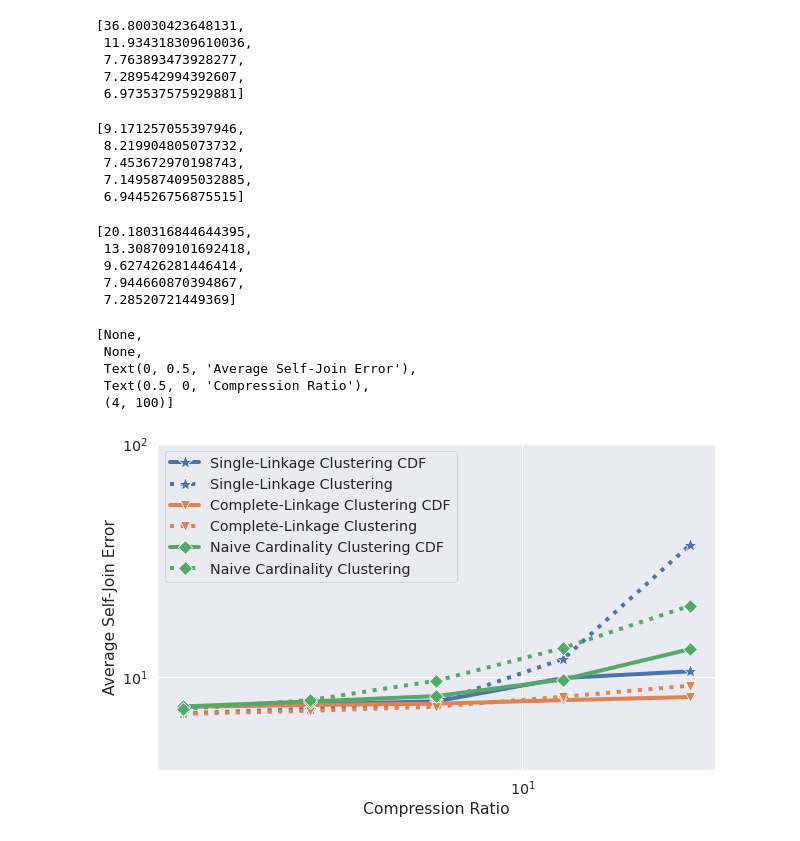
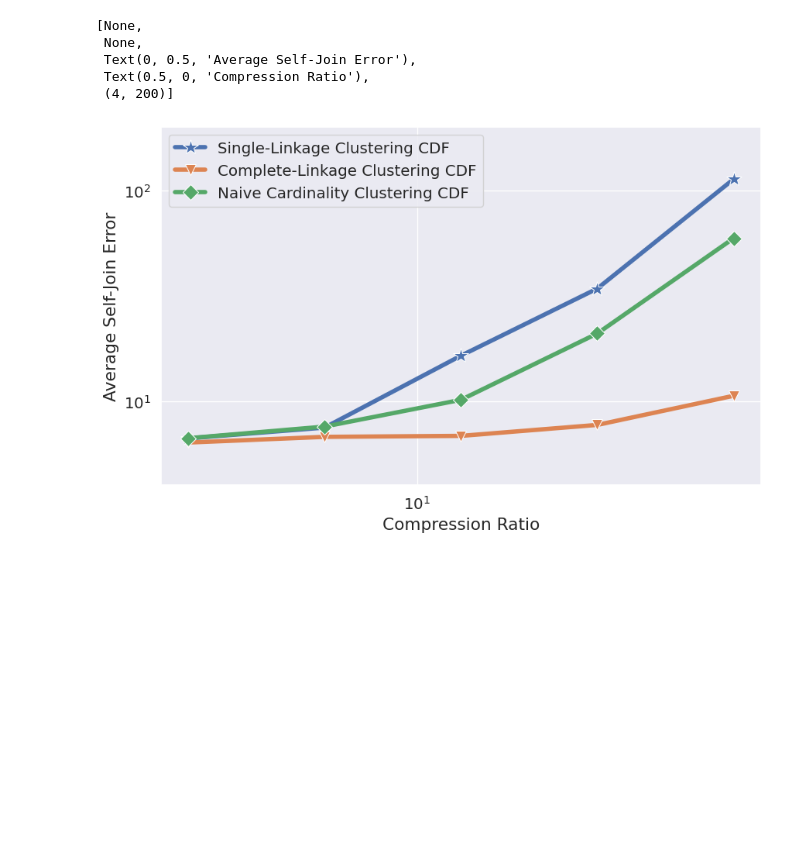
Before and after one commit to kylebd99/SafeBound, a Jupyter notebook: JupyterNotebooks/CompressionBenchmarks.ipynb, the cells around one changed output. Drawn from its saved outputs; the diff is of its cells as text; code cells hidden in the pictures; blank space fills up the shorter version.

Commit message:
Simplified Graph Notebooks

```diff
--- a/JupyterNotebooks/CompressionBenchmarks.ipynb
+++ b/JupyterNotebooks/CompressionBenchmarks.ipynb
@@ -31,9 +27,9 @@ movie_companies_full = movie_companies.merge(company_name, left_on="company_id",
 # %%
 table = movie_companies_full
 tableName = "movie_companies_full"
-joinCol = "company_id"
-filterCol = "production_year"
-numValuesToKeep = min(100, len(table[filterCol].value_counts(ascending=False)))
+joinCol = "production_year"
+filterCol = "company_id"
+numValuesToKeep = min(200, len(table[filterCol].value_counts(ascending=False)))
 tableDFs = [table]
 tableNames= [tableName]
 tableJoinCols = [[joinCol]]
@@ -46,9 +42,6 @@ numGroupChoices = [4, 8, 16, 32, 64]
 selfJoinErrorsPerGroupsSingle = []
 selfJoinErrorsPerGroupsComplete = []
 selfJoinErrorsPerGroupsNaive = []
-selfJoinErrorsPerGroupsSinglePDF = []
-selfJoinErrorsPerGroupsCompletePDF = []
-selfJoinErrorsPerGroupsNaivePDF = []
 trueSelfJoinSize = []
 
 for value in valuesOfScores:
@@ -57,37 +50,21 @@ for value in valuesOfScores:
 for numGroups in numGroupChoices:
     safeBoundStatsSingle = SafeBound(tableDFs, tableNames, tableJoinCols, relativeErrorPerSegment, originalFilterCols = originalFilterCols,
                                 numBuckets = 0, numEqualityOutliers=numValuesToKeep, FKtoKDict = dict(),
-                                numOutliers = numGroups, trackNulls=False, trackBiGrams=False, numCores=12,
+                                numOutliers = numGroups, trackNulls=False, trackTriGrams=False, numCores=12,
                                 groupingMethod="SingleClustering", verbose=False)
     safeBoundStatsComplete = SafeBound(tableDFs, tableNames, tableJoinCols, relativeErrorPerSegment, originalFilterCols = originalFilterCols,
                                 numBuckets = 0, numEqualityOutliers=numValuesToKeep, FKtoKDict = dict(),
-                                numOutliers = numGroups, trackNulls=False, trackBiGrams=False, numCores=12,
+                                numOutliers = numGroups, trackNulls=False, trackTriGrams=False, numCores=12,
                                 groupingMethod="CompleteClustering",  verbose=False)
     safeBoundStatsNaive = SafeBound(tableDFs, tableNames, tableJoinCols, relativeErrorPerSegment, originalFilterCols = originalFilterCols,
                                 numBuckets = 0, numEqualityOutliers=numValuesToKeep, FKtoKDict = dict(),
-                                numOutliers = numGroups, trackNulls=False, trackBiGrams=False, numCores=12,
+                                numOutliers = numGroups, trackNulls=False, trackTriGrams=False, numCores=12,
                                 groupingMethod="Naive",  verbose=False)
 
-
-    safeBoundStatsSinglePDF = SafeBound(tableDFs, tableNames, tableJoinCols, relativeErrorPerSegment, originalFilterCols = originalFilterCols,
-                                numBuckets = 0, numEqualityOutliers=numValuesToKeep, FKtoKDict = dict(),
-                                numOutliers = numGroups, trackNulls=False, trackBiGrams=False, numCores=12,
-                                groupingMethod="SingleClustering", modelCDF=False, verbose=False)
-    safeBoundStatsCompletePDF = SafeBound(tableDFs, tableNames, tableJoinCols, relativeErrorPerSegment, originalFilterCols = originalFilterCols,
-                                numBuckets = 0, numEqualityOutliers=numValuesToKeep, FKtoKDict = dict(),
-                                numOutliers = numGroups, trackNulls=False, trackBiGrams=False, numCores=12,
-                                groupingMethod="CompleteClustering", modelCDF=False, verbose=False)
-    safeBoundStatsNaivePDF = SafeBound(tableDFs, tableNames, tableJoinCols, relativeErrorPerSegment, originalFilterCols = originalFilterCols,
-                                numBuckets = 0, numEqualityOutliers=numValuesToKeep, FKtoKDict = dict(),
-                                numOutliers = numGroups, trackNulls=False, trackBiGrams=False, numCores=12,
-                                groupingMethod="Naive", modelCDF=False, verbose=False)
 
     selfJoinErrorsSingle = []
     selfJoinErrorsComplete = []
     selfJoinErrorsNaive = []
-    selfJoinErrorsSinglePDF = []
-    selfJoinErrorsCompletePDF = []
-    selfJoinErrorsNaivePDF = []
     for i, value in enumerate(valuesOfScores):
         queryGraph = JoinQueryGraph()
         queryGraph.addAlias(tableName, "p1")
@@ -98,21 +75,12 @@ for numGroups in numGroupChoices:
         queryGraph.buildJoinGraph()
 
         estimatedJoinSizeSingle = safeBoundStatsSingle.functionalFrequencyBound(queryGraph)
-        estimatedJoinSizeSinglePDF = safeBoundStatsSinglePDF.functionalFrequencyBound(queryGraph)
         estimatedJoinSizeComplete = safeBoundStatsComplete.functionalFrequencyBound(queryGraph)
-        estimatedJoinSizeCompletePDF = safeBoundStatsCompletePDF.functionalFrequencyBound(queryGraph)
         estimatedJoinSizeNaive = safeBoundStatsNaive.functionalFrequencyBound(queryGraph)
-        estimatedJoinSizeNaivePDF = safeBoundStatsNaivePDF.functionalFrequencyBound(queryGraph)
 
         selfJoinErrorsSingle.append(estimatedJoinSizeSingle / trueSelfJoinSize[i])
         selfJoinErrorsComplete.append(estimatedJoinSizeComplete / trueSelfJoinSize[i])
         selfJoinErrorsNaive.append(estimatedJoinSizeNaive / trueSelfJoinSize[i])
-        selfJoinErrorsSinglePDF.append(estimatedJoinSizeSinglePDF / trueSelfJoinSize[i])
-        selfJoinErrorsCompletePDF.append(estimatedJoinSizeCompletePDF / trueSelfJoinSize[i])
-        selfJoinErrorsNaivePDF.append(estimatedJoinSizeNaivePDF / trueSelfJoinSize[i])
     selfJoinErrorsPerGroupsSingle.append(selfJoinErrorsSingle)
     selfJoinErrorsPerGroupsComplete.append(selfJoinErrorsComplete)
     selfJoinErrorsPerGroupsNaive.append(selfJoinErrorsNaive)
-    selfJoinErrorsPerGroupsSinglePDF.append(selfJoinErrorsSinglePDF)
-    selfJoinErrorsPerGroupsCompletePDF.append(selfJoinErrorsCompletePDF)
-    selfJoinErrorsPerGroupsNaivePDF.append(selfJoinErrorsNaivePDF)
@@ -177,44 +124,17 @@ averageSelfJoinErrorsPerGroupsNaive
-# %%
-averageSelfJoinErrorsPerGroupsSinglePDF
-# %% [output]
-[36.80030423648131,
- 11.934318309610036,
- 7.763893473928277,
- 7.289542994392607,
- 6.973537575929881]
-# %%
-averageSelfJoinErrorsPerGroupsCompletePDF
-# %% [output]
-[9.171257055397946,
- 8.219904805073732,
- 7.453672970198743,
- 7.1495874095032885,
- 6.944526756875515]
-# %%
-averageSelfJoinErrorsPerGroupsNaivePDF
-# %% [output]
-[20.180316844644395,
- 13.308709101692418,
- 9.627426281446414,
- 7.944660870394867,
- 7.28520721449369]
 # %%
 sns.set(rc={'figure.figsize':(10,6)})
 sns.set_style("whitegrid")
 sns.set_color_codes("pastel")
 sns.set(font_scale = 1.3)
 lineplot = sns.lineplot(x = compressionRatio, y = averageSelfJoinErrorsPerGroupsSingle, color = "C0", linewidth=4,linestyle="-", marker="*", markersize=15, label="Single-Linkage Clustering CDF")
-lineplot = sns.lineplot(x = compressionRatio, y = averageSelfJoinErrorsPerGroupsSinglePDF, color = "C0", linewidth=4,linestyle=":", marker="*", markersize=15, label="Single-Linkage Clustering")
 lineplot = sns.lineplot(x = compressionRatio, y = averageSelfJoinErrorsPerGroupsComplete, color = "C1", linewidth=4,linestyle="-", marker="v", markersize=10, label="Complete-Linkage Clustering CDF")
-lineplot = sns.lineplot(x = compressionRatio, y = averageSelfJoinErrorsPerGroupsCompletePDF, color = "C1", linewidth=4,linestyle=":", marker="v", markersize=10, label="Complete-Linkage Clustering")
 lineplot = sns.lineplot(x = compressionRatio, y = averageSelfJoinErrorsPerGroupsNaive, color = "C2", linewidth=4,linestyle="-", marker="D", markersize=10, label="Naive Cardinality Clustering CDF")
-lineplot = sns.lineplot(x = compressionRatio, y = averageSelfJoinErrorsPerGroupsNaivePDF, color = "C2", linewidth=4,linestyle=":", marker="D", markersize=10, label="Naive Cardinality Clustering")
-lineplot.set(yscale='log', xscale='log', ylabel='Average Self-Join Error', xlabel="Compression Ratio", ylim=[4,100])
+lineplot.set(yscale='log', xscale='log', ylabel='Average Self-Join Error', xlabel="Compression Ratio", ylim=[4,200])
 # %% [output]
 [None,
  None,
  Text(0, 0.5, 'Average Self-Join Error'),
  Text(0.5, 0, 'Compression Ratio'),
- (4, 100)]
+ (4, 200)]
-[figure, old version]
+[figure, new version]
 # %%
```
Also changed, not shown: parts of 14 cells of this notebook, 4 other files.
